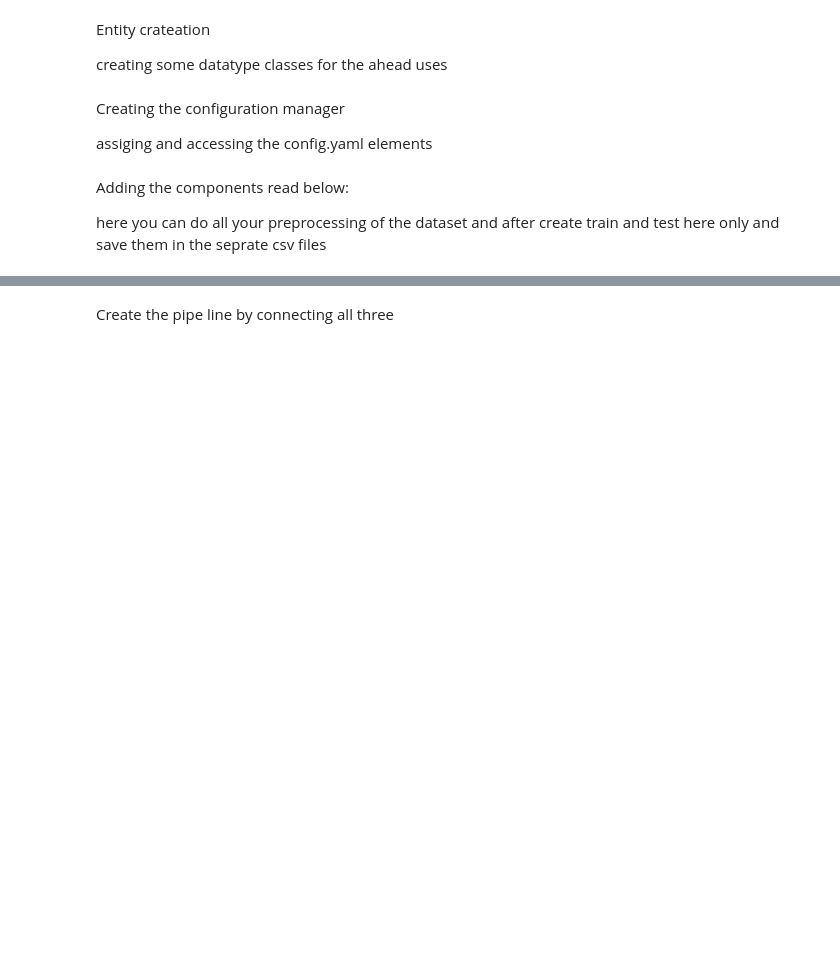
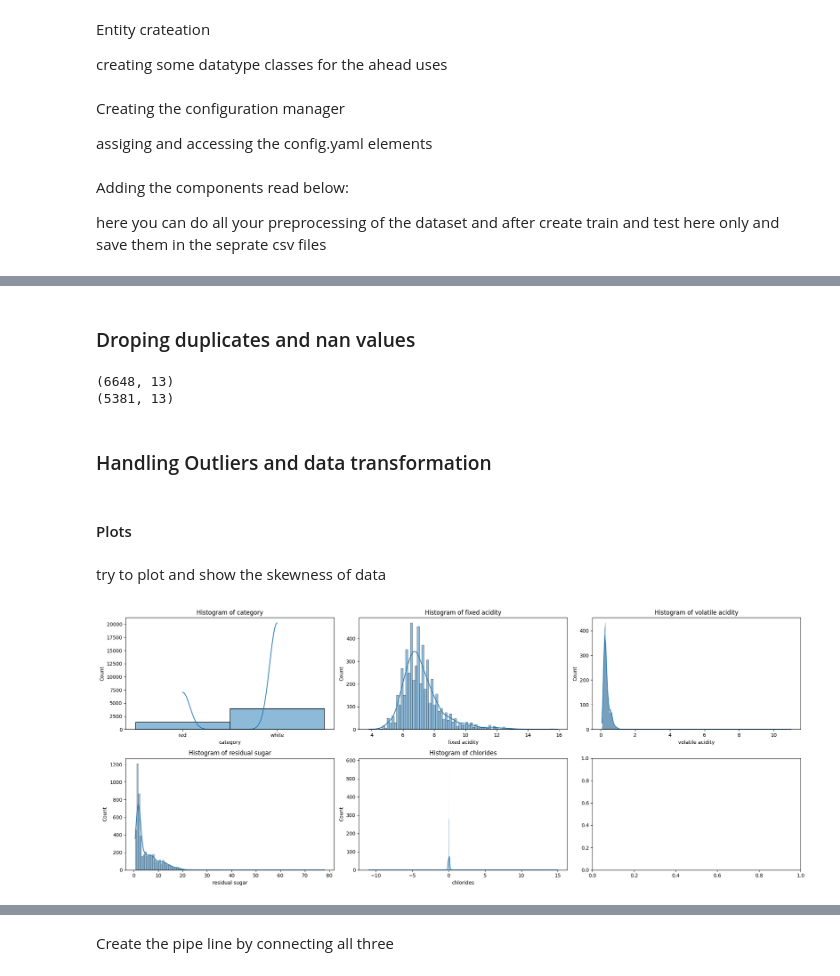
Before and after one commit to ukantjadia/MLOPS-Wine-Quality-Prediction, a Jupyter notebook: research/03_data_transfomation.ipynb, the cells around one changed output, grey strips where cells are left out. Drawn from its saved outputs; the diff is of its cells as text; code cells hidden in the pictures; blank space fills up the shorter version.

```diff
--- a/research/03_data_transfomation.ipynb
+++ b/research/03_data_transfomation.ipynb
@@ -94,0 +209,15 @@ class DataTransformation:
+# %% [markdown]
+### Droping duplicates and nan values
+# %%
+print(df.shape)
+df=df.drop_duplicates()
+print(df.shape)
+# %% [output]
+(6648, 13)
+(5381, 13)
+# %% [markdown]
+### Handling Outliers and data transformation
+# %% [markdown]
+#### Plots
+# %% [markdown]
+try to plot and show the skewness of data
@@ -94,0 +239,26 @@ class DataTransformation:
+# %%
+columns_to = df_1.columns
+fig, axes = plt.subplots(nrows=2,ncols=3, figsize=(20,8))
+axes = axes.flatten()
+
+for i,column in enumerate(columns_to):
+    sns.histplot(data=df_1,x=column,kde=True,ax=axes[i])
+    axes[i].set_title(f'Histogram of {column}')
+
+
+plt.tight_layout()
+plt.show()
+
+## as above doing the log transformation for removing the below written data columns
+
+# fig, axes = plt.subplots(nrows=2,ncols=3,figsize=(20,8))
+# axes = axes.flatten()
+
+# for i,col in enumerate(skewed_col):
+#     sns.histplot(data=df,x=col,ax=axes[i],kde=True)
+#     axes[i].set_title(f'Histogram of {col}')
+
+# plt.tight_layout()
+# # plt.show()
+# %% [output]
+[figure, added]
```
Also changed, not shown: parts of 39 cells of this notebook, 11 other files.
